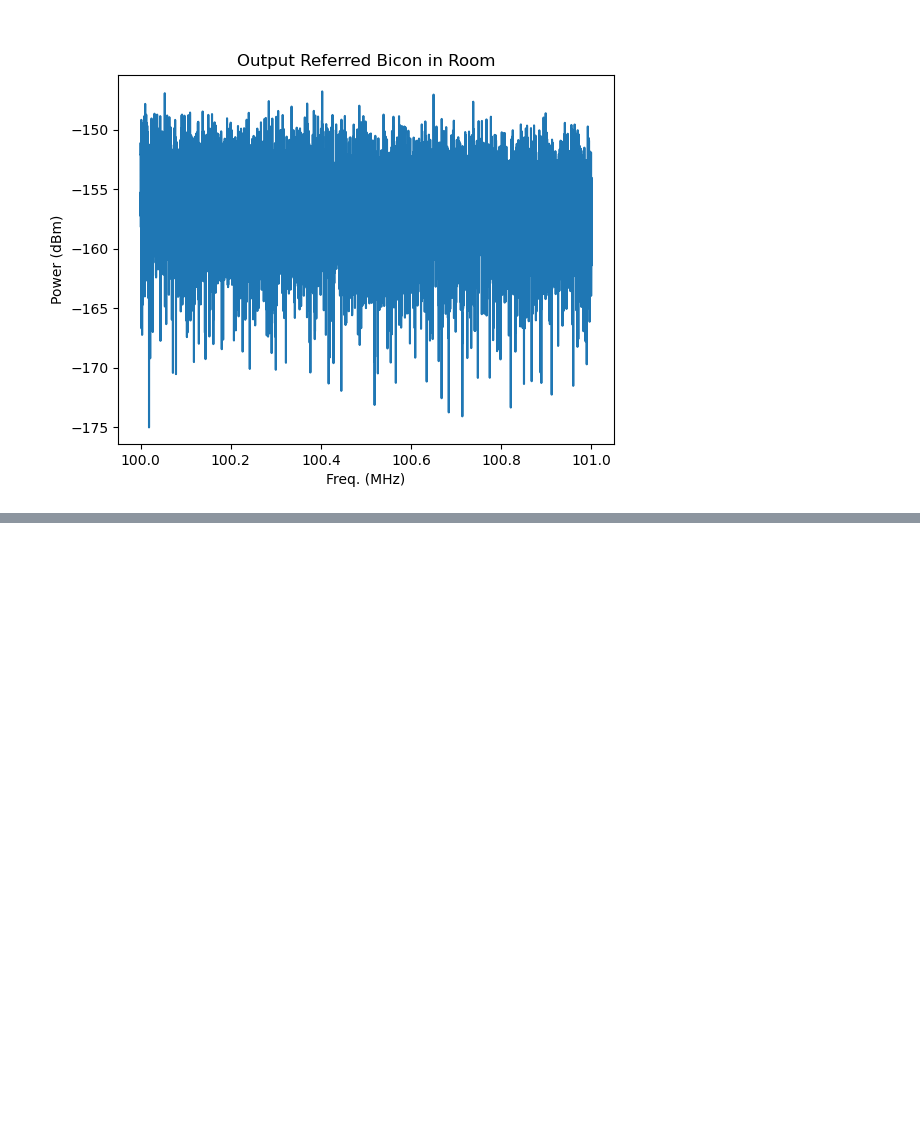
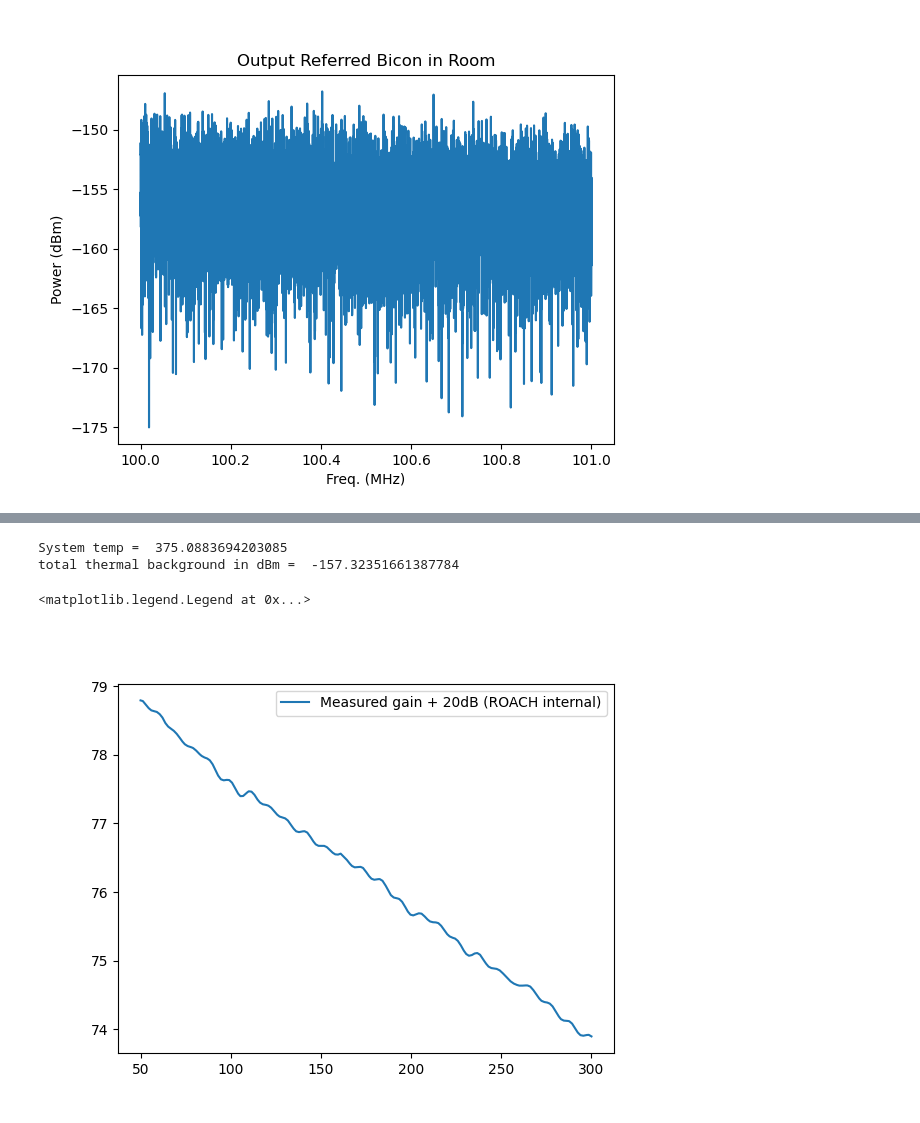
Before and after one commit to josephmlev/darkRadio, a Jupyter notebook: qual/rigolData/toyAnalysisNotebook.ipynb, the cells around one changed output, grey strips where cells are left out. Drawn from its saved outputs; the diff is of its cells as text; code cells hidden in the pictures; blank space fills up the shorter version.

```diff
--- a/qual/rigolData/toyAnalysisNotebook.ipynb
+++ b/qual/rigolData/toyAnalysisNotebook.ipynb
@@ -137,0 +173,32 @@ Text(0.5, 1.0, 'Output Referred Bicon in Room')
+# %%
+roomTemp = 300
+
+NF = 1
+ampTemp = 290  * (10**(NF/10) - 1)
+sysTemp = ampTemp + roomTemp
+print('System temp = ', sysTemp)
+
+kb = 1.380649e-23 #J/K
+deltaNu = (freqs[1] - freqs[0]) * 1e6 #Hz
+
+thermalNoiseDens = kb * sysTemp
+thermalBg_dBm = 10*np.log10(thermalNoiseDens * deltaNu * 1000)
+print('total thermal background in dBm = ', thermalBg_dBm)
+
+
+selfGain = dr.fft2dBm(termData[startFreqIdx:]) - thermalBg_dBm
+
+
+measGain = dr.getExtGain()[1][1:]
+
+
+plt.close('all')
+plt.figure()
+#plt.plot(freqs[startFreqIdx:], selfGain, label = 'Gain assuming johnson + (NF = %f)' % round(NF, 1))
+plt.plot(freqs[startFreqIdx:], measGain[startFreqIdx:] + 20.8, label = 'Measured gain + 20dB (ROACH internal)')
+#plt.legend(loc = 'upper right')
+# %% [output]
+System temp =  375.0883694203085
+total thermal background in dBm =  -157.32351661387784
+<matplotlib.legend.Legend at 0x...>
+[figure, added]
```
Also changed, not shown: parts of 6 cells of this notebook.
